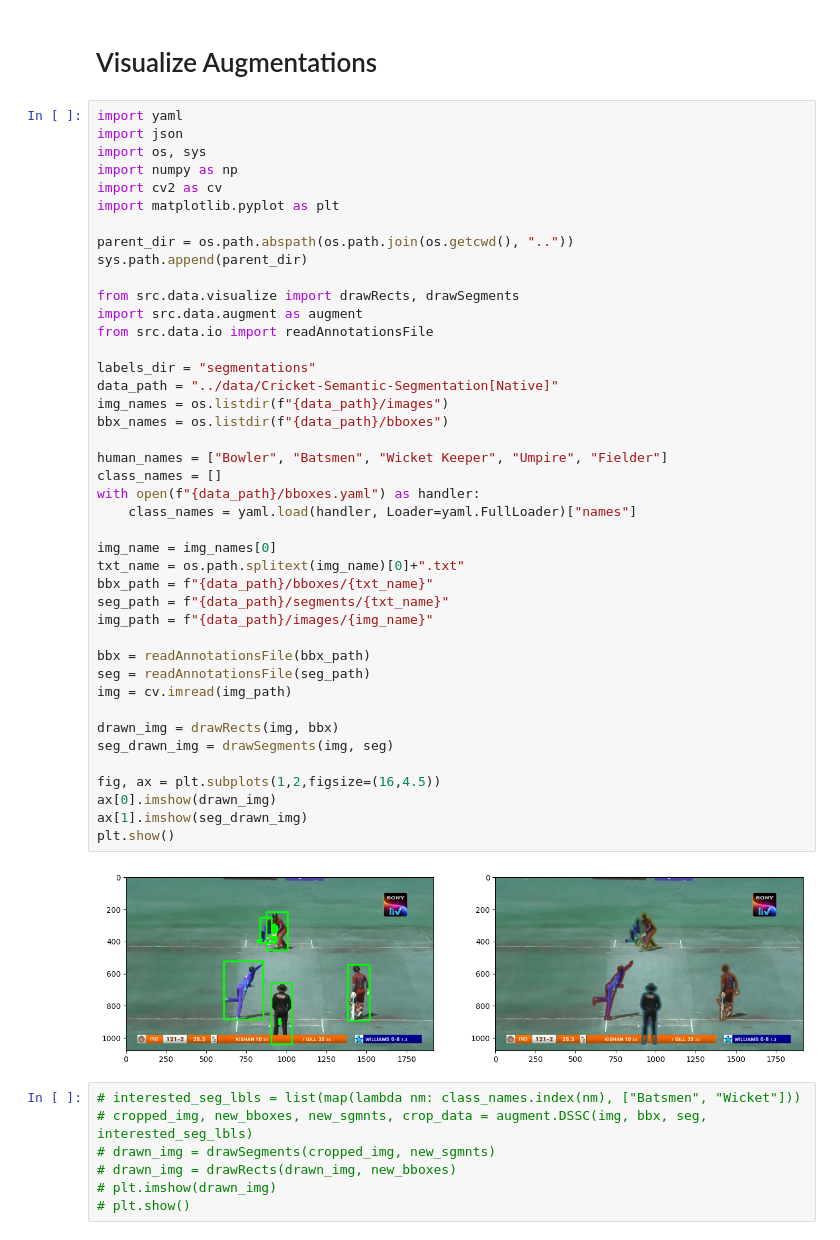
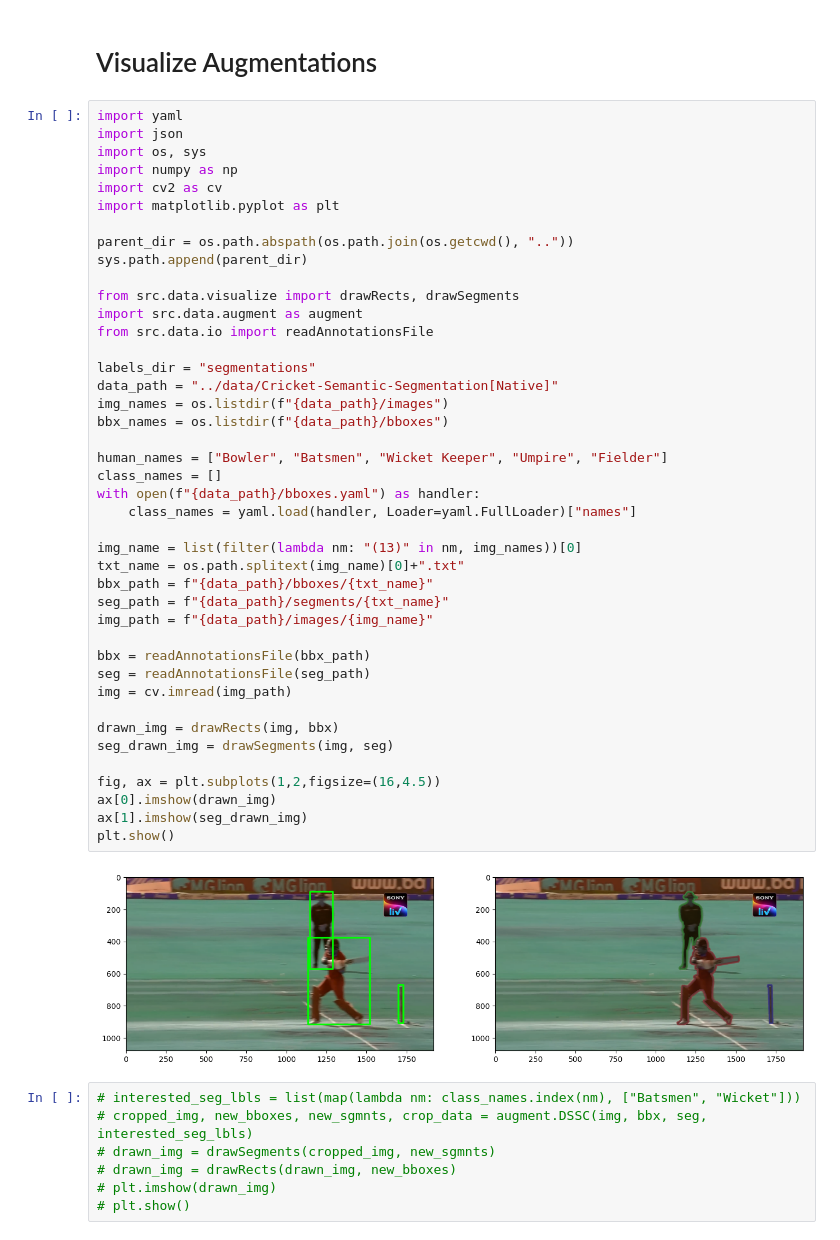
Before and after one commit to OsuraSenitha/third-umpire-decision-automation, a Jupyter notebook: backend/experiments/sandboxes/create-augmented-dataset.ipynb, the cells around one changed output. Saved outputs shown, nothing was run; the diff lists cells and outputs as text.

```diff
--- a/backend/experiments/sandboxes/create-augmented-dataset.ipynb
+++ b/backend/experiments/sandboxes/create-augmented-dataset.ipynb
@@ -26,35 +26,35 @@ from src.data.visualize import drawRects, drawSegments
 import src.data.augment as augment
 from src.data.io import readAnnotationsFile
 
 labels_dir = "segmentations"
 data_path = "../data/Cricket-Semantic-Segmentation[Native]"
 img_names = os.listdir(f"{data_path}/images")
 bbx_names = os.listdir(f"{data_path}/bboxes")
 
 human_names = ["Bowler", "Batsmen", "Wicket Keeper", "Umpire", "Fielder"]
 class_names = []
 with open(f"{data_path}/bboxes.yaml") as handler:
     class_names = yaml.load(handler, Loader=yaml.FullLoader)["names"]
 
-img_name = img_names[0]
+img_name = list(filter(lambda nm: "(13)" in nm, img_names))[0]
 txt_name = os.path.splitext(img_name)[0]+".txt"
 bbx_path = f"{data_path}/bboxes/{txt_name}"
 seg_path = f"{data_path}/segments/{txt_name}"
 img_path = f"{data_path}/images/{img_name}"
 
 bbx = readAnnotationsFile(bbx_path)
 seg = readAnnotationsFile(seg_path)
 img = cv.imread(img_path)
 
 drawn_img = drawRects(img, bbx)
 seg_drawn_img = drawSegments(img, seg)
 
 fig, ax = plt.subplots(1,2,figsize=(16,4.5))
 ax[0].imshow(drawn_img)
 ax[1].imshow(seg_drawn_img)
 plt.show()
 # %% [output]
-[figure, old version]
+[figure, new version]
 # %%
 # interested_seg_lbls = list(map(lambda nm: class_names.index(nm), ["Batsmen", "Wicket"]))
 # cropped_img, new_bboxes, new_sgmnts, crop_data = augment.DSSC(img, bbx, seg, interested_seg_lbls)
```
Also changed, not shown: 2 other files.
